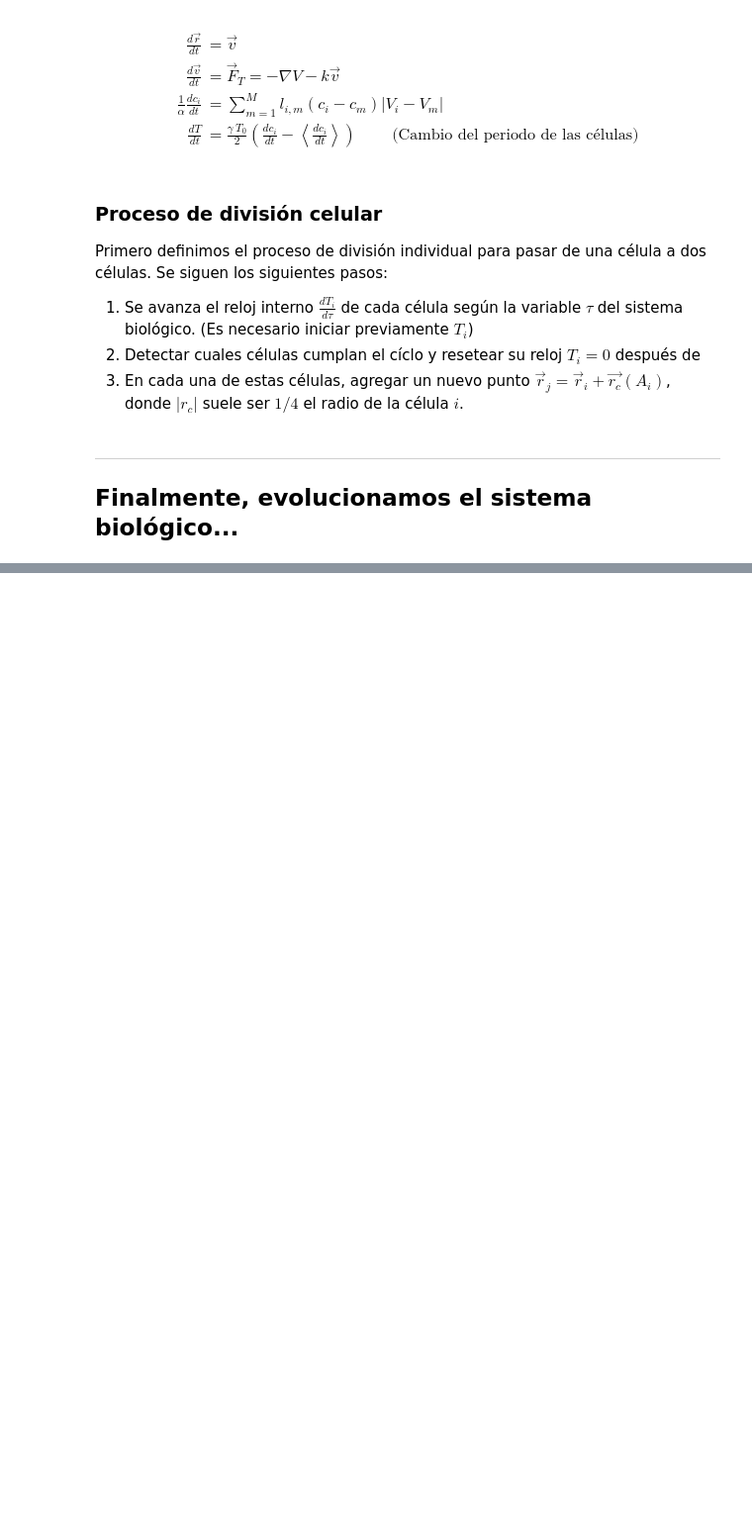
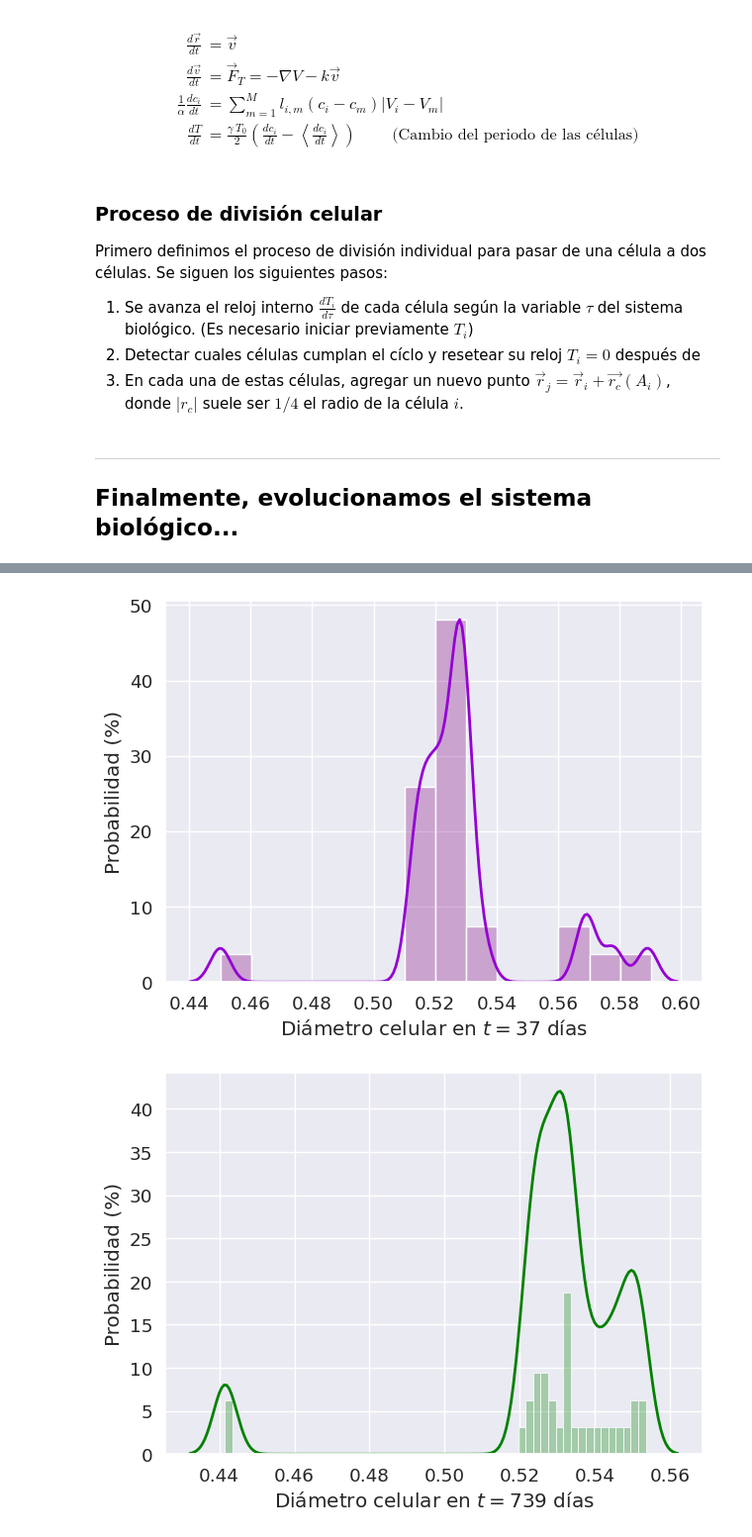
Before and after one commit to joshbrx/biomath_model, a Jupyter notebook: Voronoi_cells_prototipo.ipynb, the cells around one changed output, grey strips where cells are left out. Shown at 99% size. Saved outputs shown, nothing was run; the diff lists cells and outputs as text; code cells hidden in the pictures; blank space fills up the shorter version.

```diff
--- a/Voronoi_cells_prototipo.ipynb
+++ b/Voronoi_cells_prototipo.ipynb
@@ -1071,20 +1082,31 @@ plt.show()
 # %%
-plt.style.use('default')
+# plt.style.use('default')
 sns.set_style("darkgrid")
+sns.set_context("notebook", font_scale=1.2)   # paper, notebook, talk, and poster
 
 def area_to_radius(x):
     return 2*np.sqrt(x/np.pi)
 
-plt.figure(figsize=(6,5))
-sns.kdeplot(area_to_radius(A_list[10]), color="darkviolet", bw_adjust=.35, linewidth=2)
-sns.histplot(area_to_radius(A_list[10]), label="Concentración inicial", color="purple", binwidth=0.020, alpha=0.3, stat="percent");
-plt.ylabel("Probabilidad (%)"); plt.xlabel("Diámetro en $t=37$ días");
+plt.figure(figsize=(7,5))
+sns.kdeplot(area_to_radius(A_list[10]), color="darkviolet", bw_adjust=.25, linewidth=2)
+sns.histplot(area_to_radius(A_list[10]), label="Concentración inicial", color="purple", binwidth=0.01, alpha=0.3, stat="percent");
+plt.ylabel("Probabilidad (%)"); plt.xlabel("Diámetro celular en $t=37$ días");
 # plt.xlim([0.19,0.65])
 plt.show()
 
-plt.figure(figsize=(6,5))
-sns.kdeplot(area_to_radius(A_list[200]), color="green", bw_adjust=.35, linewidth=2)
-sns.histplot(area_to_radius(A_list[200]), label='Concentración inicial' , color="green", binwidth=0.0025, alpha=0.3, stat="percent")
-plt.ylabel("Probabilidad (%)"); plt.xlabel("Diámetro en $t=1478$ días");
+plt.figure(figsize=(7,5))
+sns.kdeplot(area_to_radius(A_list[200]), color="green", bw_adjust=.25, linewidth=2)
+sns.histplot(area_to_radius(A_list[200]), label='Concentración inicial' , color="green", binwidth=0.002, alpha=0.3, stat="percent")
+plt.ylabel("Probabilidad (%)"); plt.xlabel("Diámetro celular en $t=739$ días");
 # plt.xlim([0.19,0.71])
 plt.show()
+
+plt.figure(figsize=(7,5))
+sns.kdeplot(area_to_radius(A_list[-1]), color="green", bw_adjust=.25, linewidth=2)
+sns.histplot(area_to_radius(A_list[-1]), label='Concentración inicial' , color="green", binwidth=0.001, alpha=0.3, stat="percent")
+plt.ylabel("Probabilidad (%)"); plt.xlabel("Diámetro celular en $t=1663$ días");
+# plt.xlim([0.19,0.71])
+plt.show()
+# %% [output]
+[figure, added]
+[figure, added]
```
Also changed, not shown: parts of 9 cells of this notebook.
